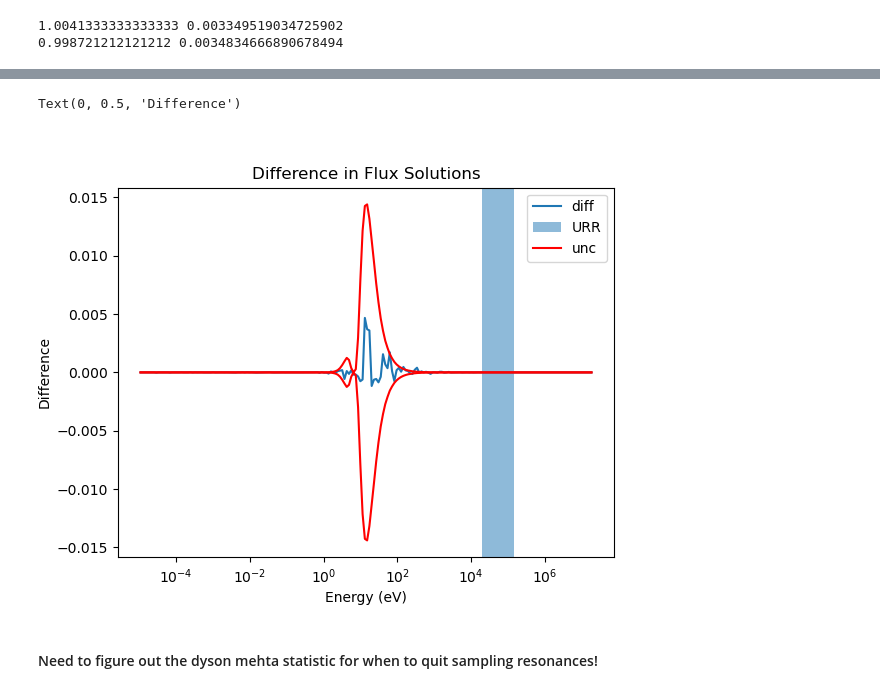
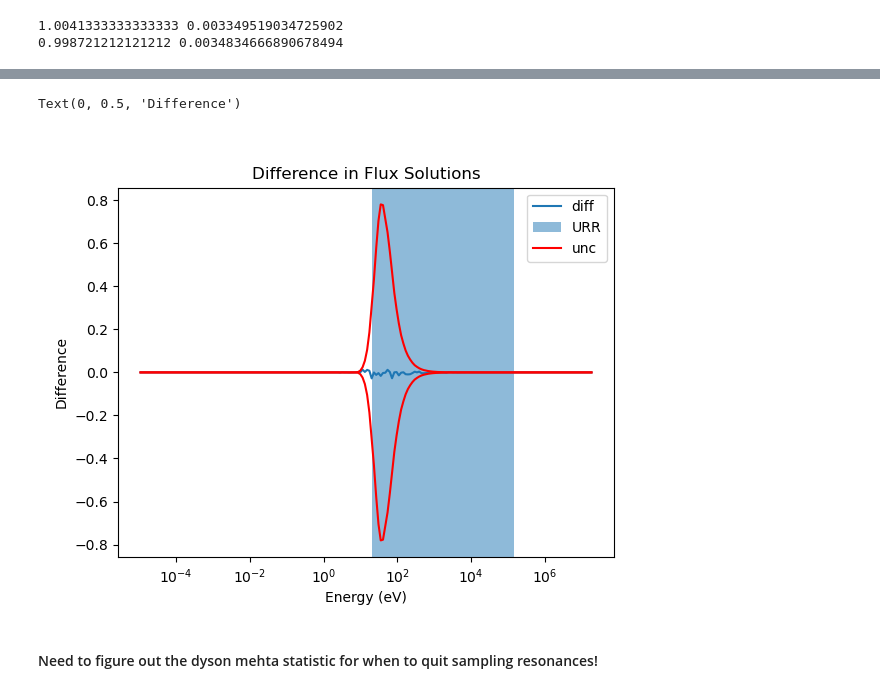
Before and after one commit to Naww137/neutron_transport, a Jupyter notebook: IncludeURR.ipynb, the cells around one changed output, grey strips where cells are left out. Cells and saved outputs as stored; diff of their text form; code cells hidden in the pictures.

```diff
--- a/IncludeURR.ipynb
+++ b/IncludeURR.ipynb
@@ -289,7 +292,7 @@ def tally_rxn(tally, sigma, bindex):
     return tally
 
 
-TotBins, vTotBins = setup_reaction_xs_bins(2e-1, 1e0, 4)
+TotBins, vTotBins = setup_reaction_xs_bins(1e1, 2.5e2, 4)
 
 # figure()
 # for each in vTotBins:
@@ -299,8 +302,8 @@ TotBins, vTotBins = setup_reaction_xs_bins(2e-1, 1e0, 4)
 # %% [markdown]
 ### Generate PTable
 # %%
-batches = 10
-histories = 100
+batches = 2
+histories = 200
 
 TotTally = np.zeros((batches,len(TotBins)+2))
 CapTally = np.zeros((batches,len(TotBins)+2))
@@ -318,9 +321,12 @@ for ibatch in range(batches):
     for ihist in range(histories):
 
         # sample a xs history at E_ref
-        u8_URR_ladder = get_resonance_ladder(E_ref, 700)
+        u8_URR_ladder = get_resonance_ladder(E_ref, 40)
         u8_URR = material_definitions.isotope(pair_constants_u8, u8_URR_ladder, Nu8, 0)
         tot, cap, scat, fis = calculate_xs_history(URR_energy, E_ref, u8_URR)
+        # if np.any(np.isnan([tot, cap, scat, fis])):
+        #     pass
+        [tot, cap, scat, fis] = [np.nan_to_num(rxn) for rxn in [tot, cap, scat, fis]]
         rxn_means += np.array([tot, cap, scat, fis]).T
 
         # tally probability table determined by total xs and reaction xs
@@ -332,7 +338,13 @@ for ibatch in range(batches):
     # calculate mean and store for batch
     PTally[ibatch, :] = ptally[0, :]/np.sum(ptally)
     batch_avg_list  = [rxn_tally[0,:]/ptally for rxn_tally in tally_list]
+    # if np.any(np.isnan(batch_avg_list[0])):
+    #     pass
+    # batch_avg_list = [np.nan_to_num(rxn_tally[0,:]) for rxn_tally in tally_list]
     TotTally[ibatch, :] = batch_avg_list[0]
+    # print(tally_list[0][0,:])
+    # print(ptally)
+    # print(TotTally)
     CapTally[ibatch, :] = batch_avg_list[1]
     ScatTally[ibatch, :] = batch_avg_list[2]
     FisTally[ibatch, :] = batch_avg_list[3]
@@ -428,21 +442,21 @@ Text(0, 0.5, 'Flux per unit E')
 # %%
 figure()
 plot(tally_avg.Ebins, flux_avg[0]-flux_ptables[0], label='diff')
 xscale('log')
-axvspan(xmin=20e3, xmax=149e3, alpha=0.5, label='URR')
+axvspan(xmin=min(URR_Erange), xmax=max(URR_Erange), alpha=0.5, label='URR')
 
 err_diff = np.sqrt( flux_avg[1]*(-flux_ptables[0])**2 + flux_ptables[1]*(flux_avg[0])**2 )
 plot(tally_avg.Ebins, 0-err_diff, color='r')
 plot(tally_avg.Ebins, 0+err_diff, color='r', label='unc')
 
 xscale('log')
 legend()
 title('Difference in Flux Solutions')
 xlabel('Energy (eV)')
 ylabel('Difference')
 # %% [output]
 Text(0, 0.5, 'Difference')
-[figure, old version]
+[figure, new version]
 # %% [markdown]
 #### Need to figure out the dyson mehta statistic for when to quit sampling resonances!
 # %%
```
Also changed, not shown: parts of 5 cells of this notebook, 2 other files.
